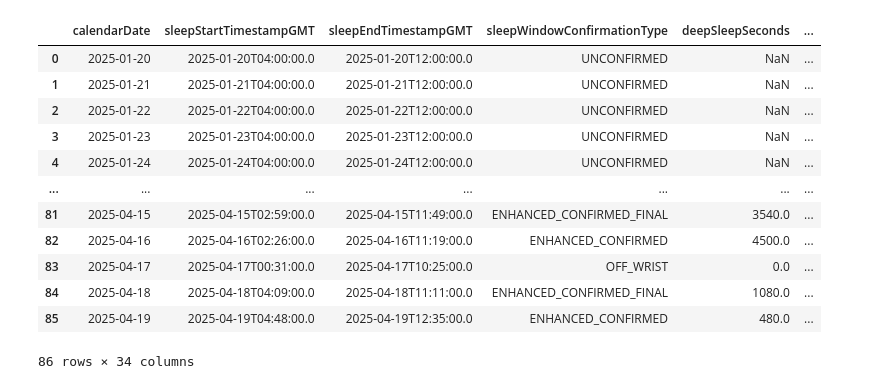
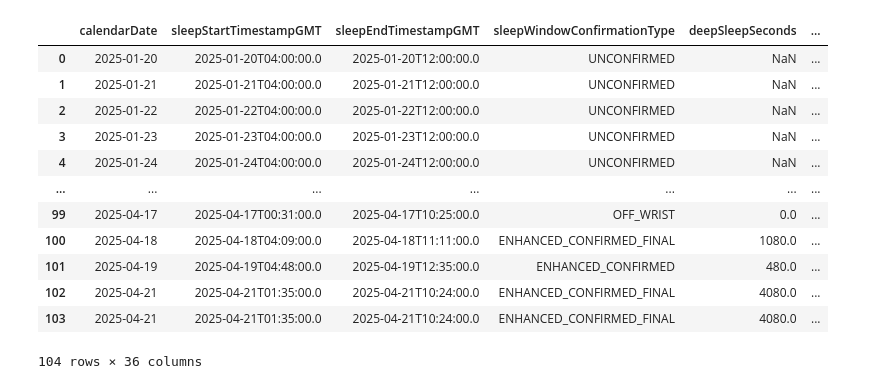
Before and after one commit to wspencerhurst/Analyzing-Online-Behavior-Project, a Jupyter notebook: jackson-data-dev/data.ipynb, the cells around one changed output. Drawn from its saved outputs; the diff is of its cells as text; code cells hidden in the pictures.

```diff
--- a/jackson-data-dev/data.ipynb
+++ b/jackson-data-dev/data.ipynb
@@ -54,9 +54,13 @@ wellness['calendarDate'] = pd.to_datetime(wellness['calendarDate'])
 sleep['calendarDate'] = pd.to_datetime(sleep['calendarDate'])
 activities['calendarDate'] = pd.to_datetime(activities['calendarDate'])
 
+wellness['calendarDate'] = wellness['calendarDate'].dt.strftime('%Y-%m-%d')
+sleep['calendarDate'] = sleep['calendarDate'].dt.strftime('%Y-%m-%d')
+activities['calendarDate'] = activities['calendarDate'].dt.strftime('%Y-%m-%d')
+
 # filter dates
 start_date = '2025-01-20'
-end_date = '2025-04-20'
+end_date = '2025-04-21'
 
 wellness = wellness[(wellness['calendarDate'] >= start_date) & (wellness['calendarDate'] <= end_date)]
 sleep = sleep[(sleep['calendarDate'] >= start_date) & (sleep['calendarDate'] <= end_date)]
@@ -80,6 +100,7 @@ timeline
 
 # merge the timeline data to the other data
 timeline['calendarDate'] = pd.to_datetime(timeline['date'])
+timeline['calendarDate'] = timeline['calendarDate'].dt.strftime('%Y-%m-%d')
 
 step_three = pd.merge(step_two, timeline, on='calendarDate', how='outer')
 step_three
@@ -107,0 +157,16 @@ tp.scrape_all_takeout_files()
+# %%
+tmp_df = tp.df
+
+# joined datetime object
+tmp_df['datetime'] = tmp_df.apply(lambda row: datetime.combine(row['date'], row['time']), axis=1)
+
+# shift datetime by 6 hours for the logical day
+tmp_df['logical_day'] = (tmp_df['datetime'] - pd.Timedelta(hours=6)).dt.date
+
+result = tmp_df.groupby("logical_day").agg(
+    earliest_time=('datetime', lambda x: x.min().time()),
+    latest_time=('datetime', lambda x: x.max().time()),
+    all_content=('content', list)
+).reset_index()
+
+result
@@ -108,24 +187,21 @@ tp.scrape_all_takeout_files()
 # %%
-tmp_df = tp.df
-
-tmp_df = tmp_df.groupby('date')['content'].apply(list).reset_index()
-
-tmp_df['calendarDate'] = pd.to_datetime(tmp_df['date'])
-step_four = pd.merge(step_three, tmp_df, on='calendarDate', how='inner')
+result['calendarDate'] = pd.to_datetime(result['logical_day'])
+result['calendarDate'] = result['calendarDate'].dt.strftime('%Y-%m-%d')
+step_four = pd.merge(step_three, result, on='calendarDate', how='inner')
 
 step_four
 # %% [output]
 |  | calendarDate | sleepStartTimestampGMT | sleepEndTimestampGMT | sleepWindowConfirmationType | deepSleepSeconds | ... |
 | 0 | 2025-01-20 | 2025-01-20T04:00:00.0 | 2025-01-20T12:00:00.0 | UNCONFIRMED | NaN | ... |
 | 1 | 2025-01-21 | 2025-01-21T04:00:00.0 | 2025-01-21T12:00:00.0 | UNCONFIRMED | NaN | ... |
 | 2 | 2025-01-22 | 2025-01-22T04:00:00.0 | 2025-01-22T12:00:00.0 | UNCONFIRMED | NaN | ... |
 | 3 | 2025-01-23 | 2025-01-23T04:00:00.0 | 2025-01-23T12:00:00.0 | UNCONFIRMED | NaN | ... |
 | 4 | 2025-01-24 | 2025-01-24T04:00:00.0 | 2025-01-24T12:00:00.0 | UNCONFIRMED | NaN | ... |
 | ... | ... | ... | ... | ... | ... | ... |
-| 81 | 2025-04-15 | 2025-04-15T02:59:00.0 | 2025-04-15T11:49:00.0 | ENHANCED_CONFIRMED_FINAL | 3540.0 | ... |
-| 82 | 2025-04-16 | 2025-04-16T02:26:00.0 | 2025-04-16T11:19:00.0 | ENHANCED_CONFIRMED | 4500.0 | ... |
-| 83 | 2025-04-17 | 2025-04-17T00:31:00.0 | 2025-04-17T10:25:00.0 | OFF_WRIST | 0.0 | ... |
-| 84 | 2025-04-18 | 2025-04-18T04:09:00.0 | 2025-04-18T11:11:00.0 | ENHANCED_CONFIRMED_FINAL | 1080.0 | ... |
-| 85 | 2025-04-19 | 2025-04-19T04:48:00.0 | 2025-04-19T12:35:00.0 | ENHANCED_CONFIRMED | 480.0 | ... |
+| 99 | 2025-04-17 | 2025-04-17T00:31:00.0 | 2025-04-17T10:25:00.0 | OFF_WRIST | 0.0 | ... |
+| 100 | 2025-04-18 | 2025-04-18T04:09:00.0 | 2025-04-18T11:11:00.0 | ENHANCED_CONFIRMED_FINAL | 1080.0 | ... |
+| 101 | 2025-04-19 | 2025-04-19T04:48:00.0 | 2025-04-19T12:35:00.0 | ENHANCED_CONFIRMED | 480.0 | ... |
+| 102 | 2025-04-21 | 2025-04-21T01:35:00.0 | 2025-04-21T10:24:00.0 | ENHANCED_CONFIRMED_FINAL | 4080.0 | ... |
+| 103 | 2025-04-21 | 2025-04-21T01:35:00.0 | 2025-04-21T10:24:00.0 | ENHANCED_CONFIRMED_FINAL | 4080.0 | ... |
-86 rows × 34 columns
+104 rows × 36 columns
 # %%
```
Also changed, not shown: parts of 6 cells of this notebook, 1 other file.
